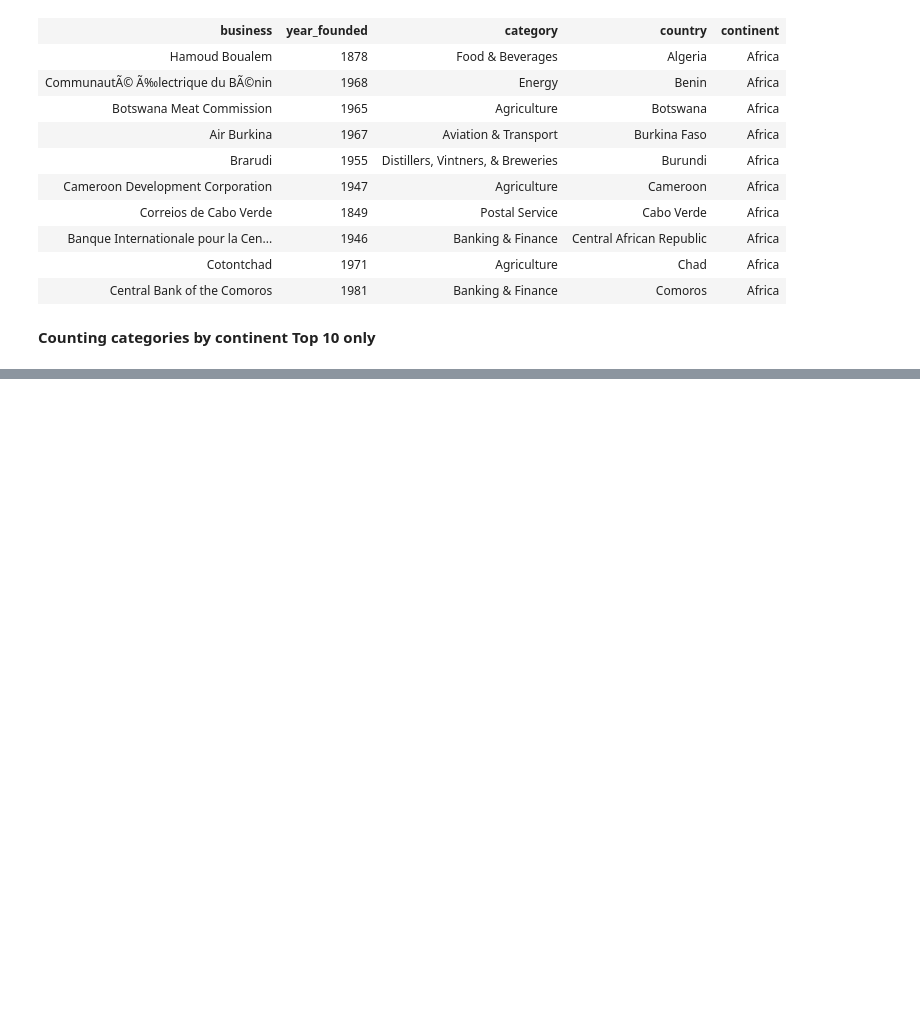
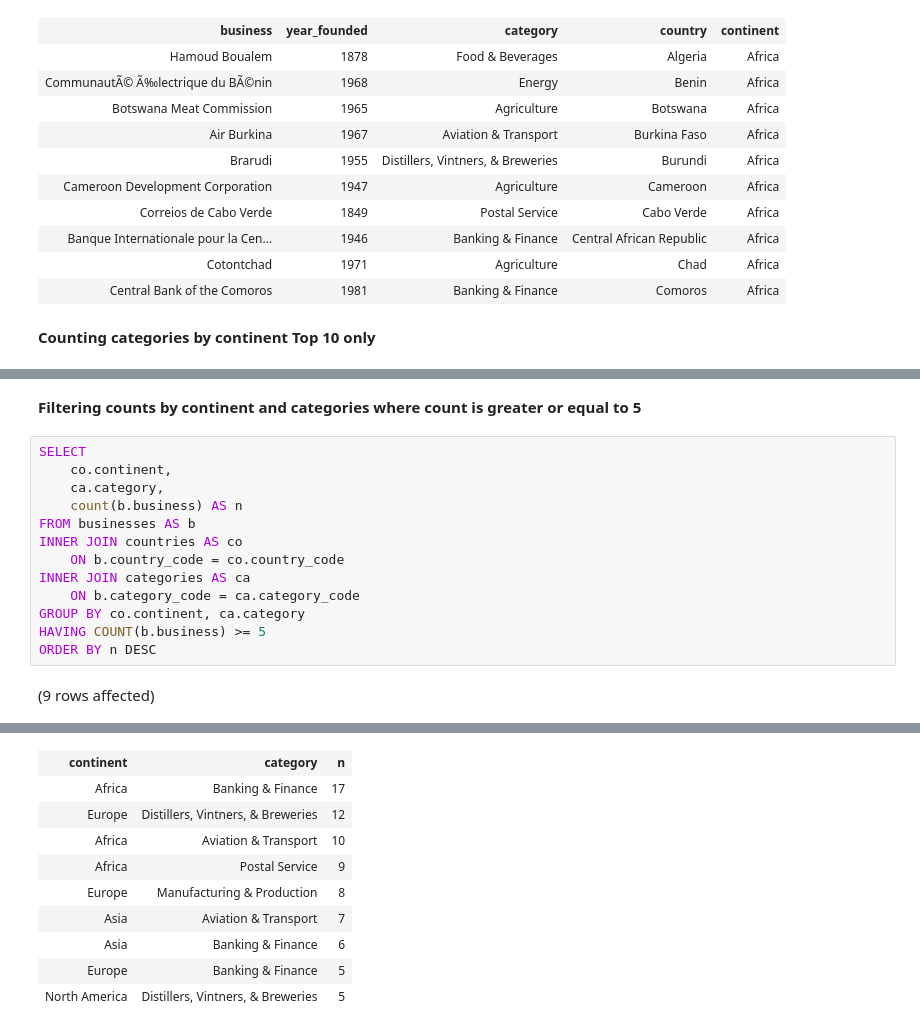
Before and after one commit to MAyazMHaque/Oldest-Businesses-SQL-1, a Jupyter notebook: project-1.ipynb, the cells around one changed output, grey strips where cells are left out. Cells and saved outputs as stored; diff of their text form; blank space fills up the shorter version.

```diff
--- a/project-1.ipynb
+++ b/project-1.ipynb
@@ -255,3 +226,20 @@ Total execution time: 00:00:00.006
 | North America | Manufacturing & Production | 1 |
 | North America | Food & Beverages | 1 |
 | Africa | Food & Beverages | 1 |
+# %% [markdown]
+**Filtering counts by continent and categories where count is greater or equal to 5**
+# %%
+SELECT
+    co.continent,
+    ca.category,
+    count(b.business) AS n
+FROM businesses AS b
+INNER JOIN countries AS co
+    ON b.country_code = co.country_code
+INNER JOIN categories AS ca
+    ON b.category_code = ca.category_code
+GROUP BY co.continent, ca.category
+HAVING COUNT(b.business) >= 5
+ORDER BY n DESC
+# %% [output]
+(9 rows affected)
@@ -257,0 +247,10 @@ Total execution time: 00:00:00.006
+| continent | category | n |
+| Africa | Banking & Finance | 17 |
+| Europe | Distillers, Vintners, & Breweries | 12 |
+| Africa | Aviation & Transport | 10 |
+| Africa | Postal Service | 9 |
+| Europe | Manufacturing & Production | 8 |
+| Asia | Aviation & Transport | 7 |
+| Asia | Banking & Finance | 6 |
+| Europe | Banking & Finance | 5 |
+| North America | Distillers, Vintners, & Breweries | 5 |
```
Also changed, not shown: parts of 5 cells of this notebook.
